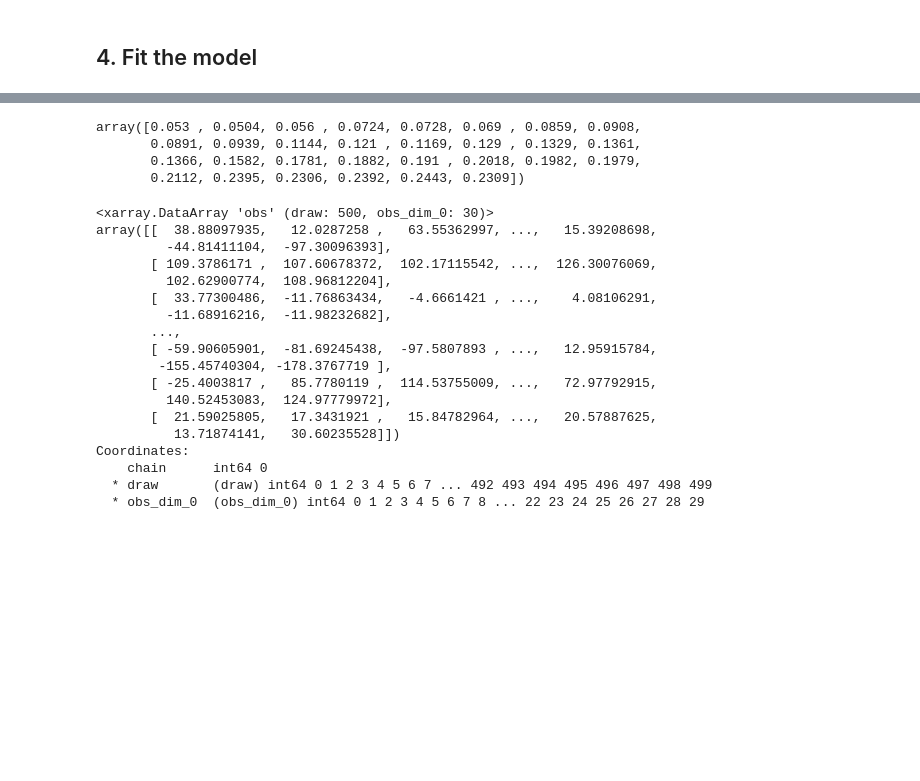
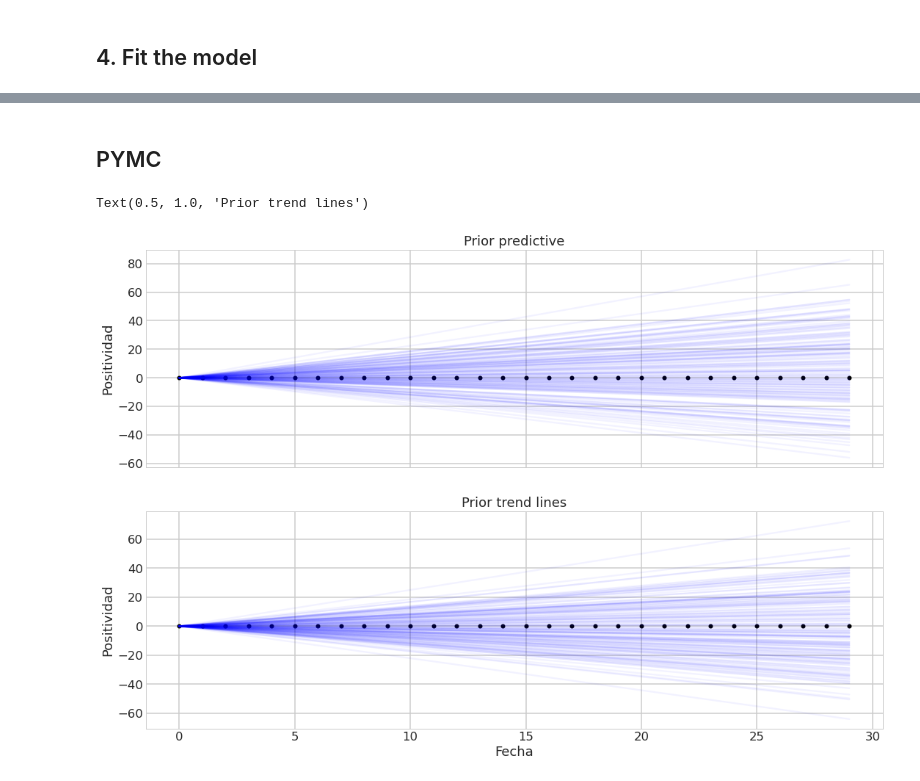
Before and after one commit to JaFrese/Bayes, a Jupyter notebook: Take Home #2.ipynb, the cells around one changed output, grey strips where cells are left out. Drawn from its saved outputs; the diff is of its cells as text; code cells hidden in the pictures; blank space fills up the shorter version.

```diff
--- a/Take Home #2.ipynb
+++ b/Take Home #2.ipynb
@@ -220,7 +128,0 @@ with pm.Model() as model_expl:
-# %%
-positivity
-# %% [output]
-array([0.053 , 0.0504, 0.056 , 0.0724, 0.0728, 0.069 , 0.0859, 0.0908,
-       0.0891, 0.0939, 0.1144, 0.121 , 0.1169, 0.129 , 0.1329, 0.1361,
-       0.1366, 0.1582, 0.1781, 0.1882, 0.191 , 0.2018, 0.1982, 0.1979,
-       0.2112, 0.2395, 0.2306, 0.2392, 0.2443, 0.2309])
@@ -230,24 +129,37 @@ with model_expl:
-# %%
-prior_pred['prior_predictive']['obs'][0]
-# %% [output]
-<xarray.DataArray 'obs' (draw: 500, obs_dim_0: 30)>
-array([[  38.88097935,   12.0287258 ,   63.55362997, ...,   15.39208698,
-         -44.81411104,  -97.30096393],
-       [ 109.3786171 ,  107.60678372,  102.17115542, ...,  126.30076069,
-         102.62900774,  108.96812204],
-       [  33.77300486,  -11.76863434,   -4.6661421 , ...,    4.08106291,
-         -11.68916216,  -11.98232682],
-       ...,
-       [ -59.90605901,  -81.69245438,  -97.5807893 , ...,   12.95915784,
-        -155.45740304, -178.3767719 ],
-       [ -25.4003817 ,   85.7780119 ,  114.53755009, ...,   72.97792915,
-         140.52453083,  124.97779972],
-       [  21.59025805,   17.3431921 ,   15.84782964, ...,   20.57887625,
-          13.71874141,   30.60235528]])
-Coordinates:
-    chain      int64 0
-  * draw       (draw) int64 0 1 2 3 4 5 6 7 ... 492 493 494 495 496 497 498 499
-  * obs_dim_0  (obs_dim_0) int64 0 1 2 3 4 5 6 7 8 ... 22 23 24 25 26 27 28 29
+# %% [markdown]
+## PYMC
+# %%
+with pm.Model(check_bounds = False) as linear:
+    a = pm.HalfNormal('a', 0.01)
+    b = pm.Normal('b', 0.01)
+    eps = pm.HalfNormal('eps', 0.01)
+    trend = pm.Deterministic('trend', a + b*t)
+
+
+    pm.Normal('likelihood', mu = trend, sigma = eps, observed = positivity)
+
+    linear_prior = pm.sample_prior_predictive()
+
+    fig, ax = plt.subplots(nrows= 2, ncols=1, sharex = True, figsize = (18,12))
+    ax[0].plot(
+        df['Fecha'],
+        az.extract_dataset(linear_prior, group = "prior_predictive", num_samples=144)['likelihood'],
+        color = "blue",
+        alpha = 0.05
+    )
+    df.plot.scatter(x='Fecha', y='Positividad', color = 'k', ax = ax[0])
+    ax[0].set_title('Prior predictive')
+    ax[1].plot(
+    df["Fecha"],
+    az.extract_dataset(linear_prior, group="prior", num_samples=144)["trend"],
+    color="blue",
+    alpha=0.05
+)
+df.plot.scatter(x="Fecha", y="Positividad", color="k", ax=ax[1])
+ax[1].set_title("Prior trend lines")
+# %% [output]
+Text(0.5, 1.0, 'Prior trend lines')
+[figure, added]
 # %%
 fig, ax = plt.subplots(figsize = (12,8))
 ax.plot(prior_pred['prior_predictive']['obs'][0].T, color = '#39D7E7', alpha = .4)
```
Also changed, not shown: parts of 25 cells of this notebook.
